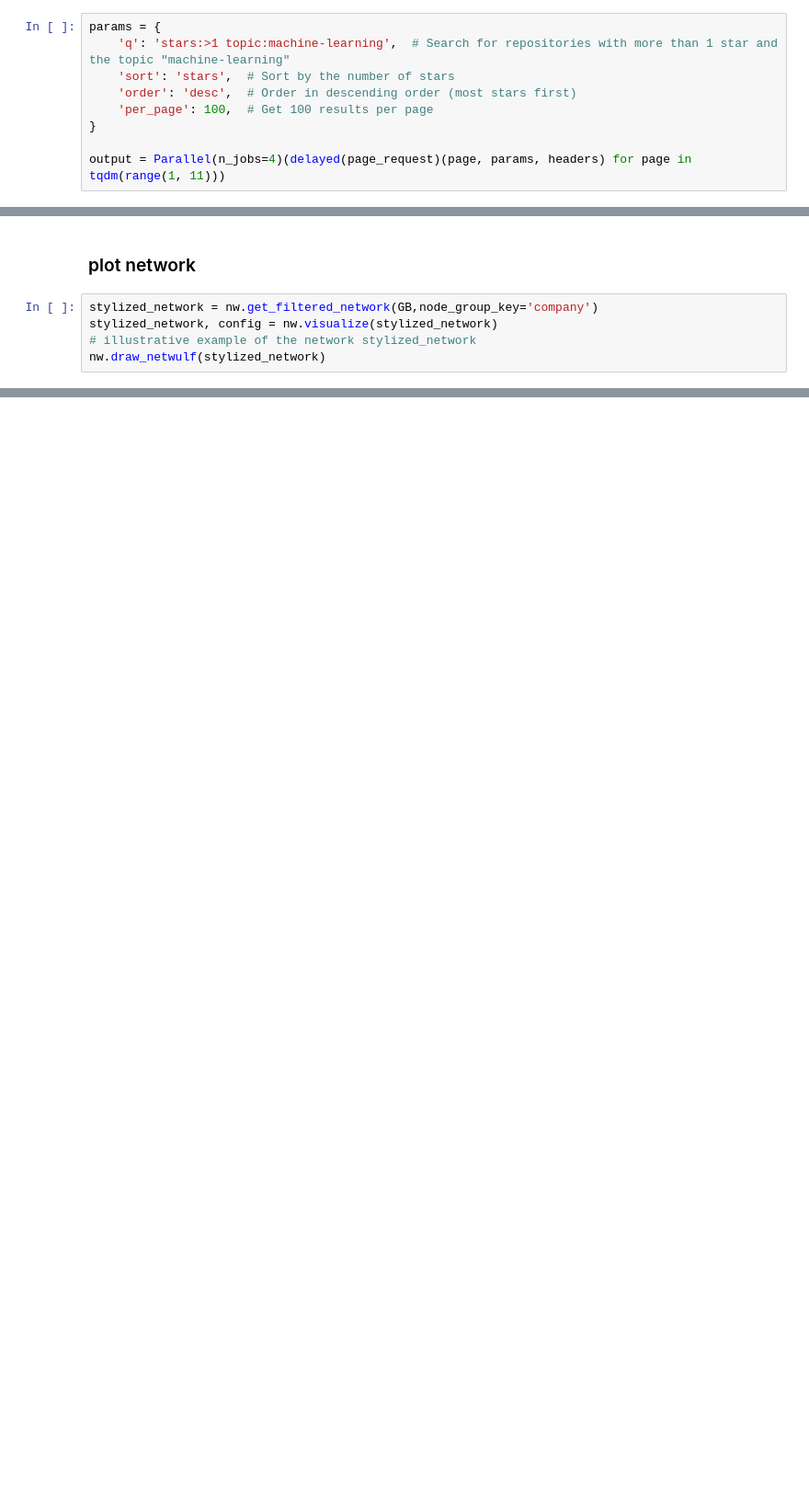
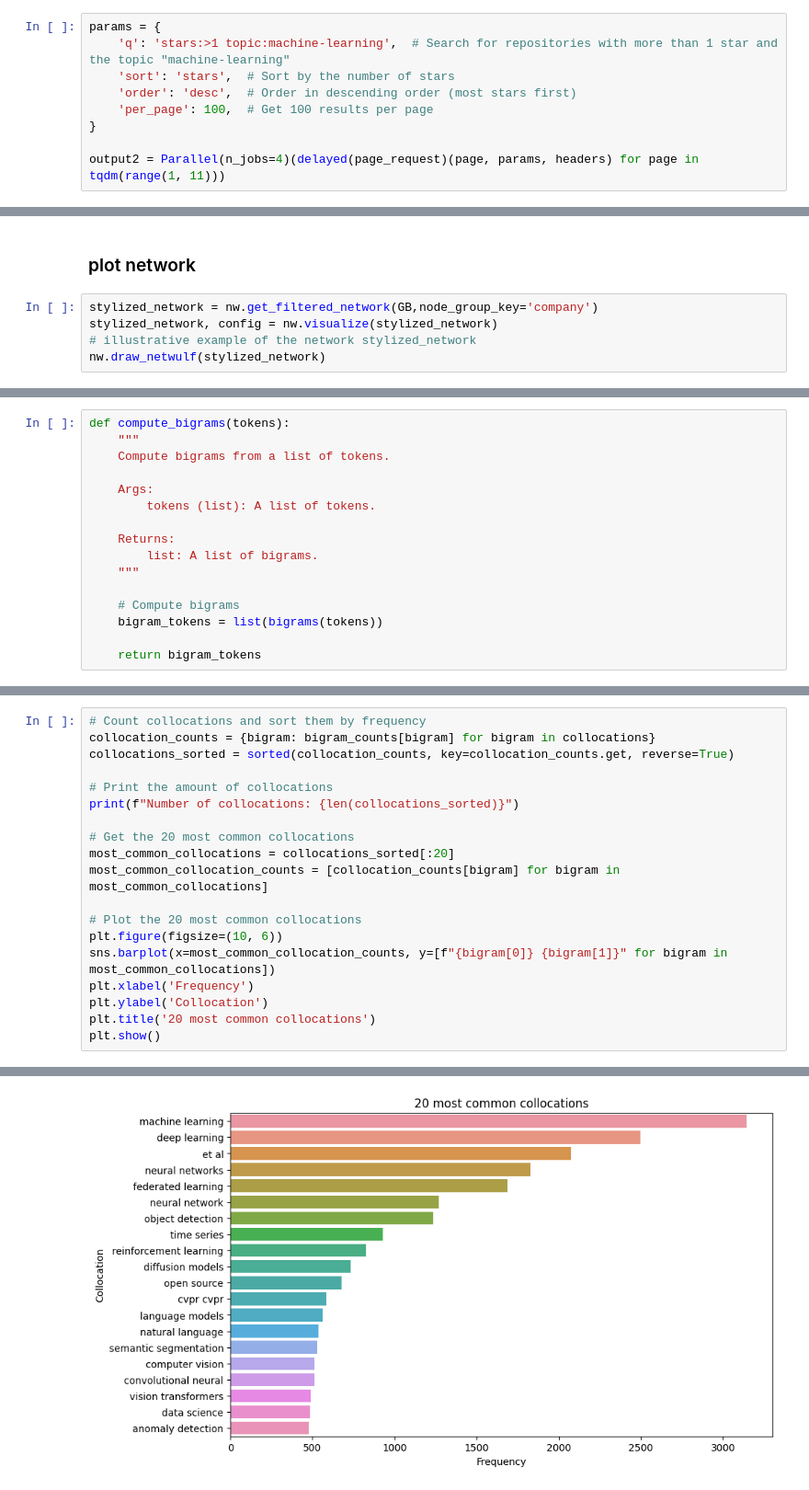
Before and after one commit to Valdehh/CSS_Group4.github.io, a Jupyter notebook: explainer_notebook.ipynb, the cells around one changed output, grey strips where cells are left out. Shown at 92% size. Cells and saved outputs as stored; diff of their text form; blank space fills up the shorter version.

```diff
--- a/explainer_notebook.ipynb
+++ b/explainer_notebook.ipynb
@@ -56,7 +80,7 @@ params = {
     'per_page': 100,  # Get 100 results per page
 }
 
-output = Parallel(n_jobs=4)(delayed(page_request)(page, params, headers) for page in tqdm(range(1, 11)))
+output2 = Parallel(n_jobs=4)(delayed(page_request)(page, params, headers) for page in tqdm(range(1, 11)))
 # %% [markdown]
 ### Isolate unique repositories
 # %%
@@ -738,0 +1074,16 @@ nw.draw_netwulf(stylized_network)
+# %%
+def compute_bigrams(tokens):
+    """
+    Compute bigrams from a list of tokens.
+
+    Args:
+        tokens (list): A list of tokens.
+
+    Returns:
+        list: A list of bigrams.
+    """
+
+    # Compute bigrams
+    bigram_tokens = list(bigrams(tokens))
+
+    return bigram_tokens
@@ -738,0 +1127,20 @@ nw.draw_netwulf(stylized_network)
+# %%
+# Count collocations and sort them by frequency
+collocation_counts = {bigram: bigram_counts[bigram] for bigram in collocations}
+collocations_sorted = sorted(collocation_counts, key=collocation_counts.get, reverse=True)
+
+# Print the amount of collocations
+print(f"Number of collocations: {len(collocations_sorted)}")
+
+# Get the 20 most common collocations
+most_common_collocations = collocations_sorted[:20]
+most_common_collocation_counts = [collocation_counts[bigram] for bigram in most_common_collocations]
+
+# Plot the 20 most common collocations
+plt.figure(figsize=(10, 6))
+sns.barplot(x=most_common_collocation_counts, y=[f"{bigram[0]} {bigram[1]}" for bigram in most_common_collocations])
+plt.xlabel('Frequency')
+plt.ylabel('Collocation')
+plt.title('20 most common collocations')
+plt.show()
+# %% [output]
@@ -738,0 +1148 @@ nw.draw_netwulf(stylized_network)
+[figure, added]
```
Also changed, not shown: parts of 51 cells of this notebook.
